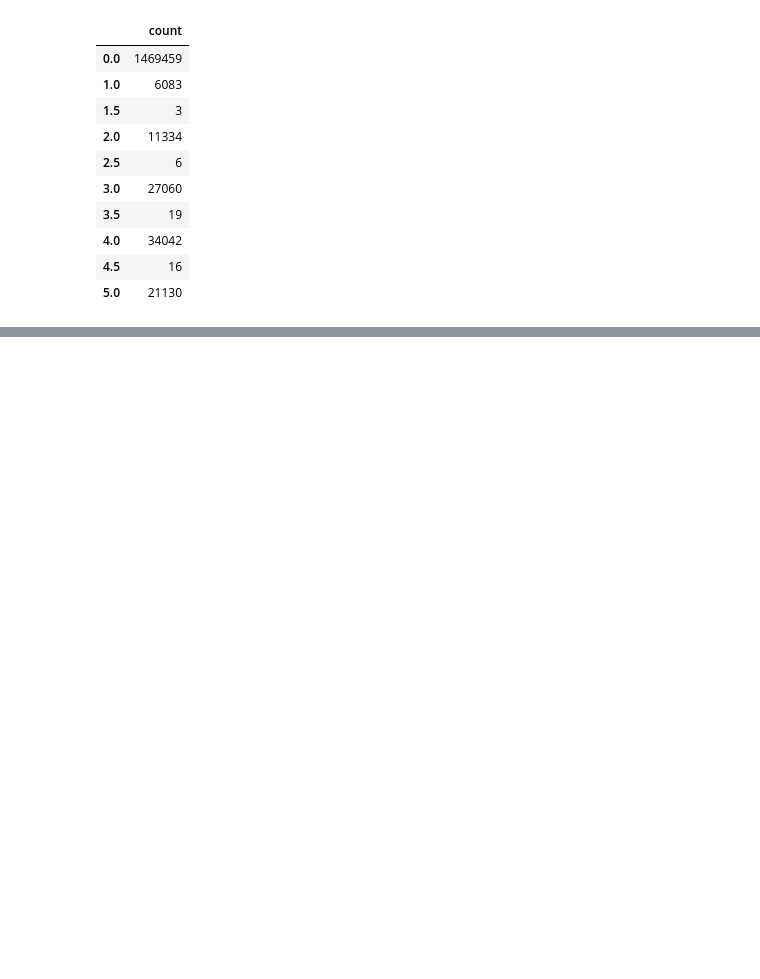
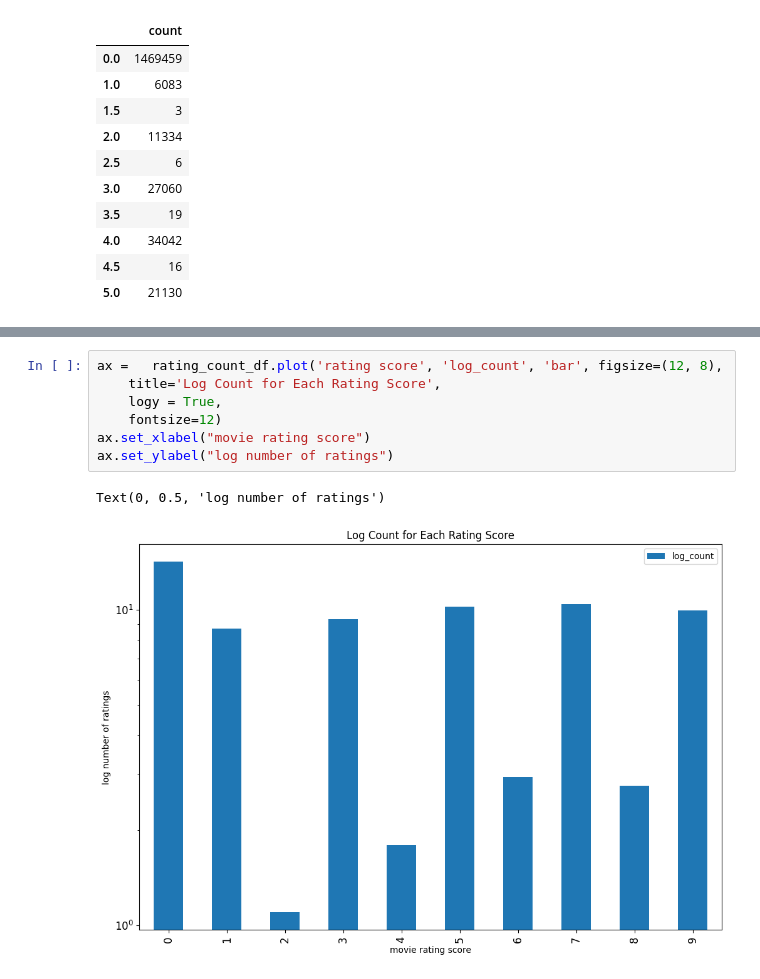
Before and after one commit to ShashankMk031/Recommendation-system, a Jupyter notebook: item_based_recommender_system.ipynb, the cells around one changed output, grey strips where cells are left out. Drawn from its saved outputs; the diff is of its cells as text; blank space fills up the shorter version.

```diff
--- a/item_based_recommender_system.ipynb
+++ b/item_based_recommender_system.ipynb
@@ -221,0 +222,10 @@ rating_count_df
+# %%
+ax =   rating_count_df.plot('rating score', 'log_count', 'bar', figsize=(12, 8),
+    title='Log Count for Each Rating Score',
+    logy = True,
+    fontsize=12)
+ax.set_xlabel("movie rating score")
+ax.set_ylabel("log number of ratings")
+# %% [output]
+Text(0, 0.5, 'log number of ratings')
+[figure, added]
```
Also changed, not shown: parts of 11 cells of this notebook.
